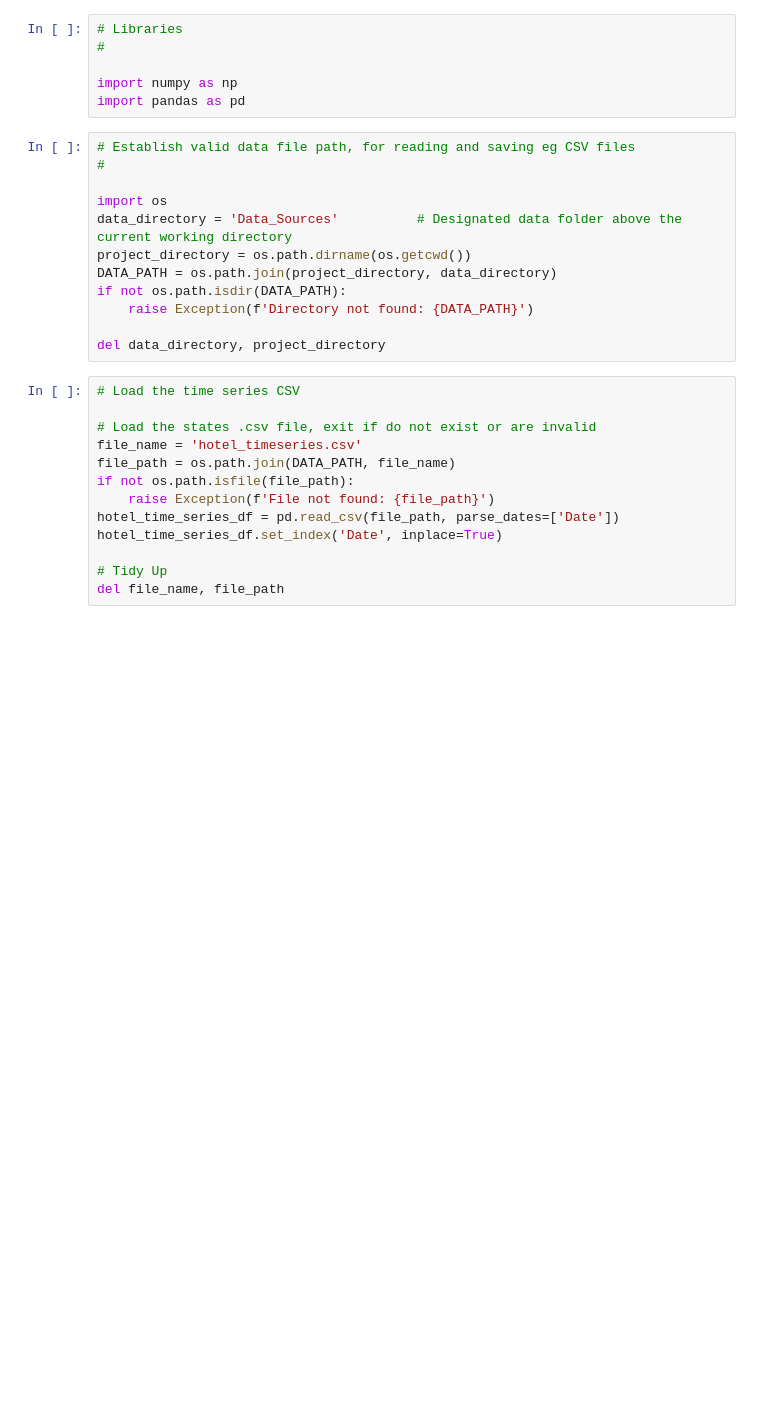
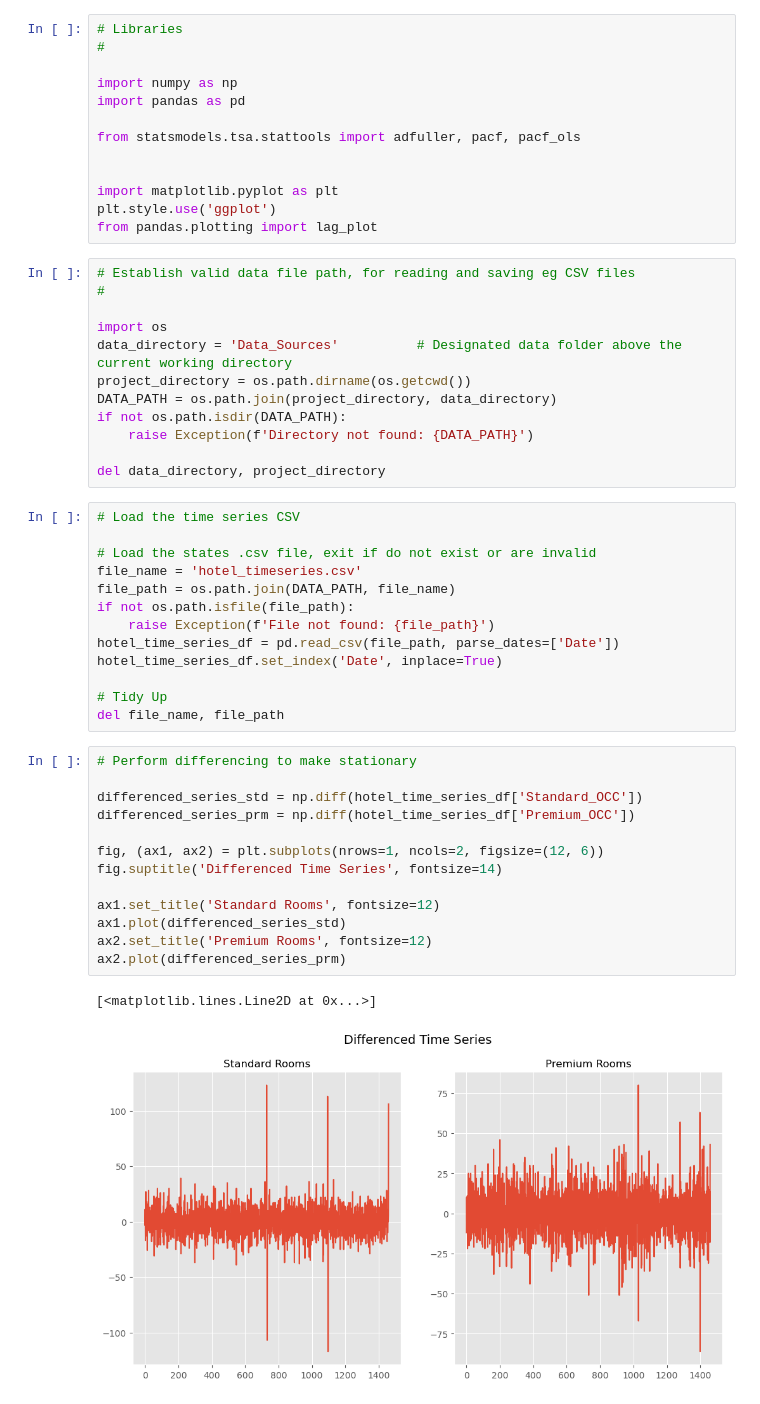
Before and after one commit to StuartG24/Travel_Co_Analysis, a Jupyter notebook: Notebooks_Data_Analysis/demand_analysis_sarima.ipynb, the cells around one changed output. Drawn from its saved outputs; the diff is of its cells as text; blank space fills up the shorter version.

```diff
--- a/Notebooks_Data_Analysis/demand_analysis_sarima.ipynb
+++ b/Notebooks_Data_Analysis/demand_analysis_sarima.ipynb
@@ -6,6 +6,13 @@
 
 import numpy as np
 import pandas as pd
+
+from statsmodels.tsa.stattools import adfuller, pacf, pacf_ols
+
+
+import matplotlib.pyplot as plt
+plt.style.use('ggplot')
+from pandas.plotting import lag_plot
 # %%
 # Establish valid data file path, for reading and saving eg CSV files
 #
@@ -31,3 +38,19 @@ hotel_time_series_df.set_index('Date', inplace=True)
 
 # Tidy Up
 del file_name, file_path
+# %%
+# Perform differencing to make stationary
+
+differenced_series_std = np.diff(hotel_time_series_df['Standard_OCC'])
+differenced_series_prm = np.diff(hotel_time_series_df['Premium_OCC'])
+
+fig, (ax1, ax2) = plt.subplots(nrows=1, ncols=2, figsize=(12, 6))
+fig.suptitle('Differenced Time Series', fontsize=14)
+
+ax1.set_title('Standard Rooms', fontsize=12)
+ax1.plot(differenced_series_std)
+ax2.set_title('Premium Rooms', fontsize=12)
+ax2.plot(differenced_series_prm)
+# %% [output]
+[<matplotlib.lines.Line2D at 0x...>]
+[figure, added]
```
Also changed, not shown: parts of 1 cell of this notebook, 2 other files.
